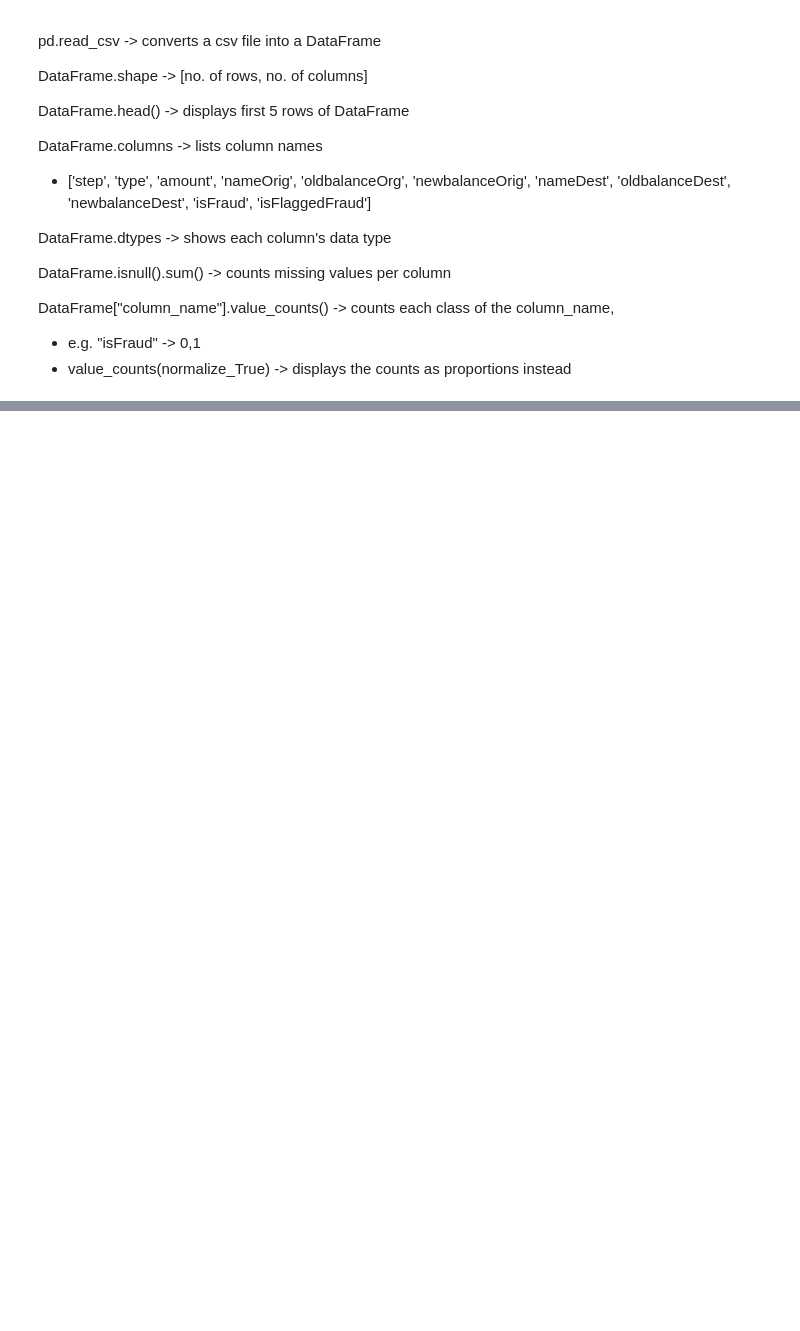
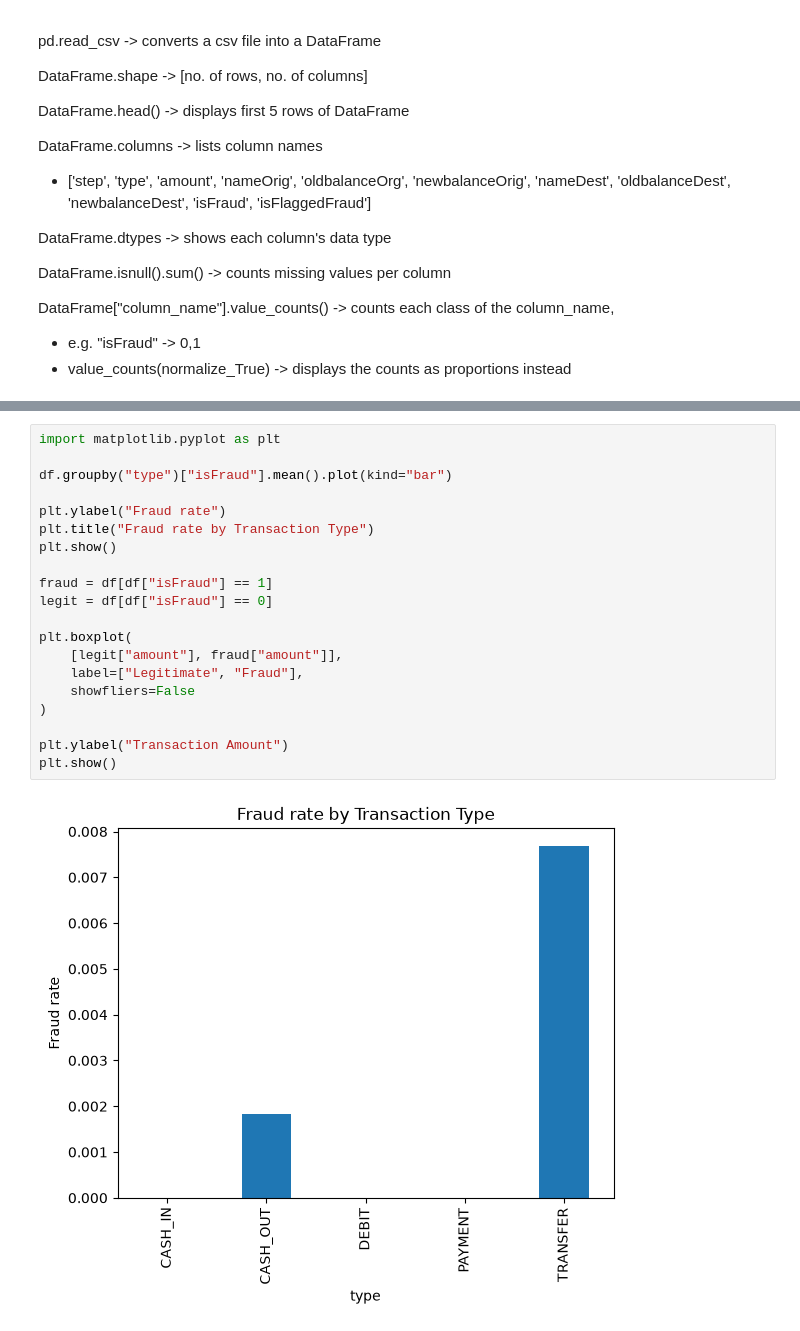
Before and after one commit to infernoxthecat/ML-Financial-Fraud-Detector, a Jupyter notebook: test.ipynb, the cells around one changed output, grey strips where cells are left out. Saved outputs shown, nothing was run; the diff lists cells and outputs as text; blank space fills up the shorter version.

```diff
--- a/test.ipynb
+++ b/test.ipynb
@@ -62,0 +109,22 @@ DataFrame["column_name"].value_counts() -> counts each class of the column_name,
+# %%
+import matplotlib.pyplot as plt
+
+df.groupby("type")["isFraud"].mean().plot(kind="bar")
+
+plt.ylabel("Fraud rate")
+plt.title("Fraud rate by Transaction Type")
+plt.show()
+
+fraud = df[df["isFraud"] == 1]
+legit = df[df["isFraud"] == 0]
+
+plt.boxplot(
+    [legit["amount"], fraud["amount"]],
+    label=["Legitimate", "Fraud"],
+    showfliers=False
+)
+
+plt.ylabel("Transaction Amount")
+plt.show()
+# %% [output]
+[figure, added]
```
Also changed, not shown: parts of 2 cells of this notebook, 3 other files.
